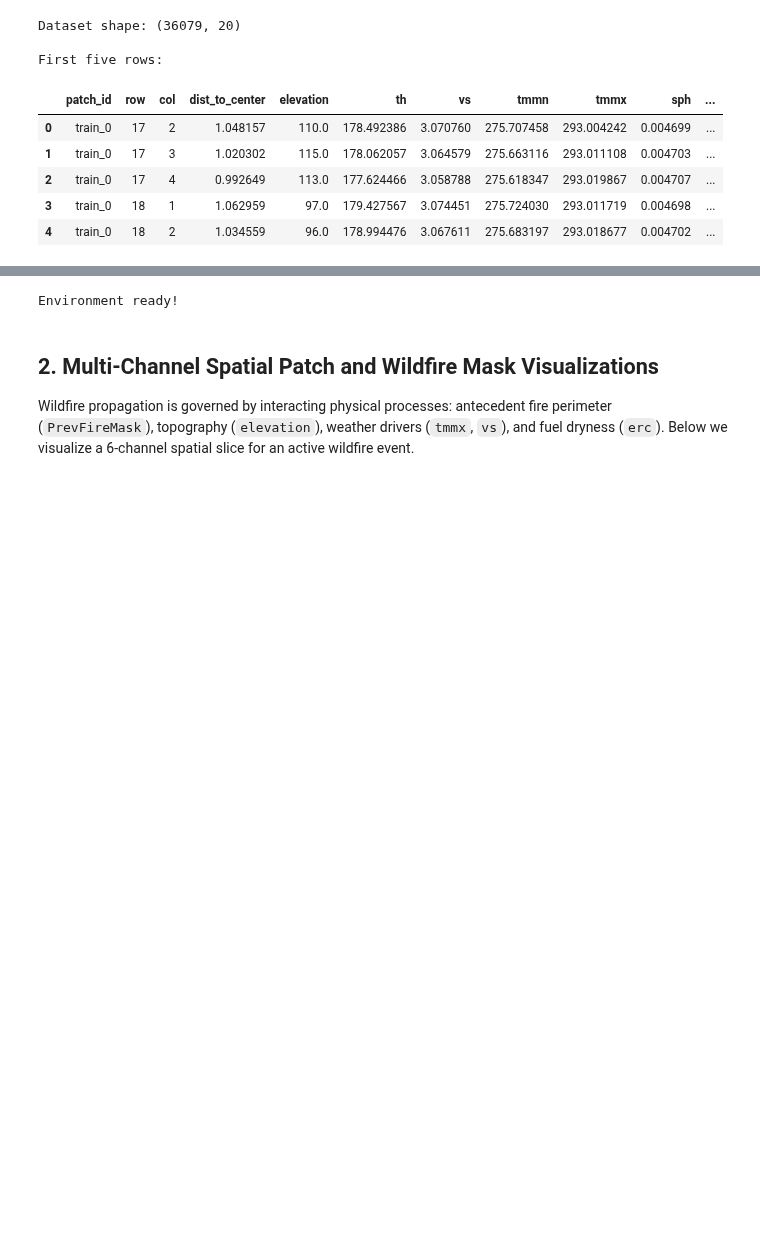
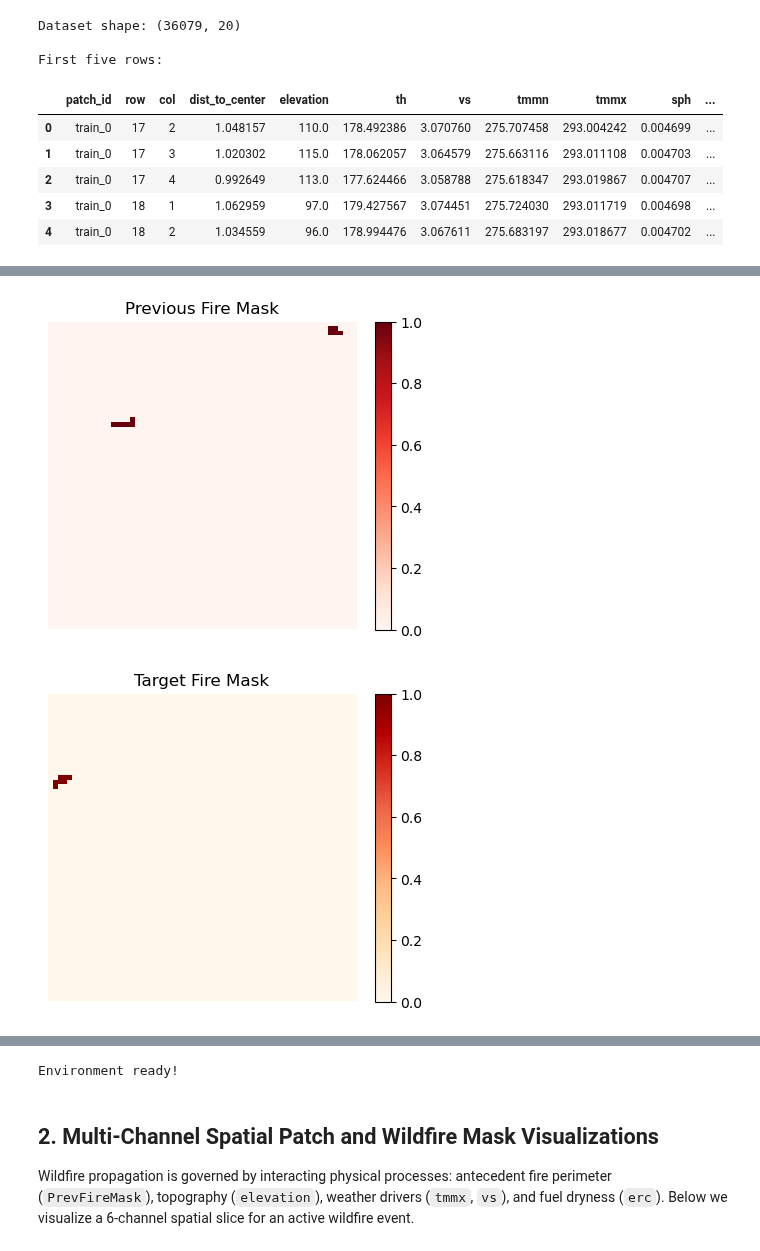
Before and after one commit to connectwithvanshika/TensorTitans_SectionC, a Jupyter notebook: notebooks/02_eda_and_data_quality.ipynb, the cells around one changed output, grey strips where cells are left out. Drawn from its saved outputs; the diff is of its cells as text; code cells hidden in the pictures; blank space fills up the shorter version.

Commit message:
Tejas: visualize previous and target wildfire masks

```diff
--- a/notebooks/02_eda_and_data_quality.ipynb
+++ b/notebooks/02_eda_and_data_quality.ipynb
@@ -56,0 +67,31 @@ First five rows:
+# %%
+# Find a patch containing fire pixels
+active_patch = None
+
+for patch in dl.iter_records(dl.get_tfrecord_paths("train"), max_records=15):
+    if np.sum(patch["FireMask"] == 1.0) > 0:
+        active_patch = patch
+        break
+
+# Check whether a suitable patch was found
+if active_patch is None:
+    print("No wildfire patches found. Check your dataset path.")
+else:
+    # Previous fire mask
+    plt.figure(figsize=(5, 4))
+    plt.imshow(active_patch["PrevFireMask"], cmap="Reds")
+    plt.title("Previous Fire Mask")
+    plt.colorbar()
+    plt.axis("off")
+    plt.show()
+
+    # Target fire mask
+    plt.figure(figsize=(5, 4))
+    plt.imshow(active_patch["FireMask"], cmap="OrRd")
+    plt.title("Target Fire Mask")
+    plt.colorbar()
+    plt.axis("off")
+    plt.show()
+# %% [output]
+[figure, added]
+[figure, added]
```
Also changed, not shown: parts of 2 cells of this notebook.
